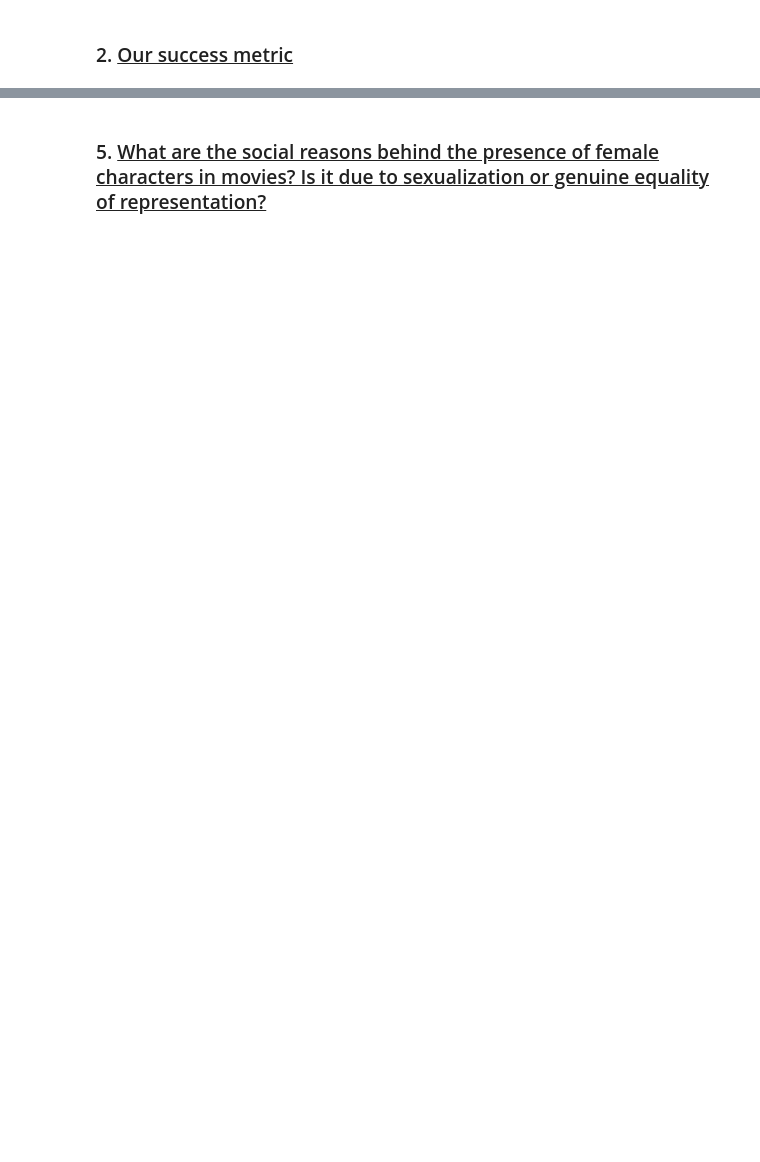
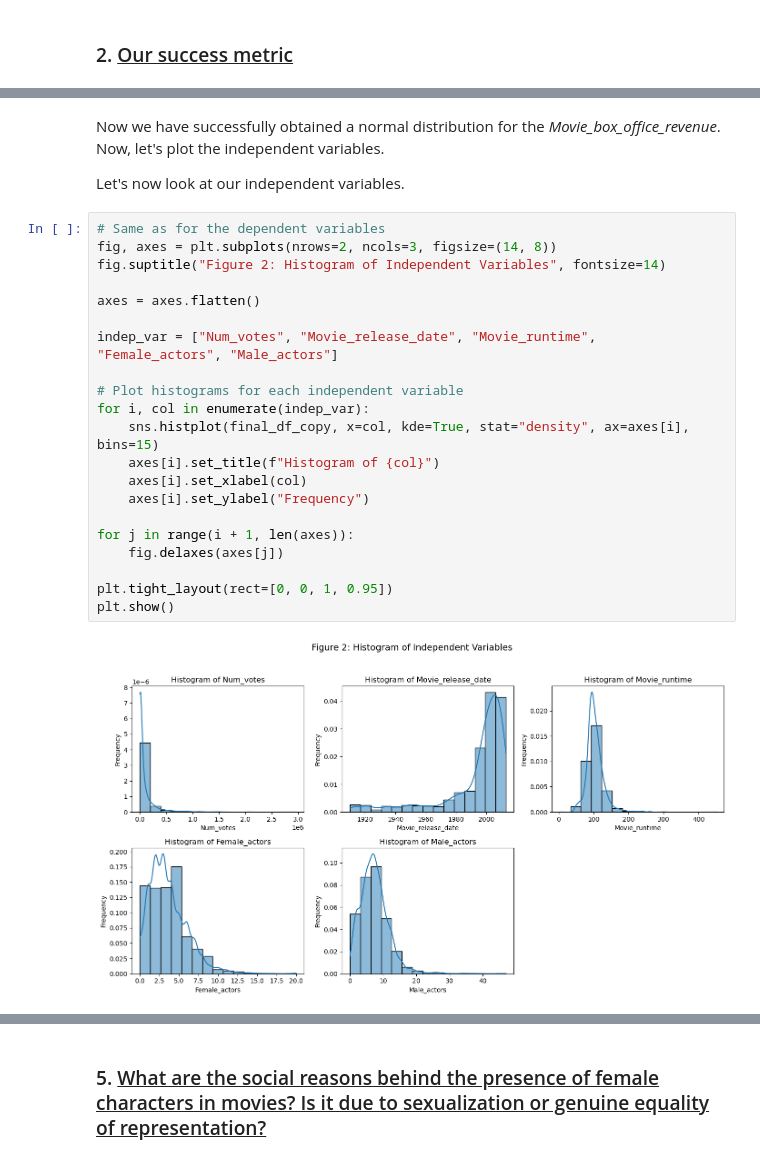
Before and after one commit to epfl-ada/ada-2024-project-kungfupandas24, a Jupyter notebook: results.ipynb, the cells around one changed output, grey strips where cells are left out. Saved outputs shown, nothing was run; the diff lists cells and outputs as text; blank space fills up the shorter version.

```diff
--- a/results.ipynb
+++ b/results.ipynb
@@ -320,0 +761,27 @@ Look at adding starpower
+# %% [markdown]
+Now we have successfully obtained a normal distribution for the *Movie_box_office_revenue*. Now, let's plot the independent variables.
+
+Let's now look at our independent variables.
+# %%
+# Same as for the dependent variables
+fig, axes = plt.subplots(nrows=2, ncols=3, figsize=(14, 8))
+fig.suptitle("Figure 2: Histogram of Independent Variables", fontsize=14)
+
+axes = axes.flatten()
+
+indep_var = ["Num_votes", "Movie_release_date", "Movie_runtime", "Female_actors", "Male_actors"]
+
+# Plot histograms for each independent variable
+for i, col in enumerate(indep_var):
+    sns.histplot(final_df_copy, x=col, kde=True, stat="density", ax=axes[i], bins=15)
+    axes[i].set_title(f"Histogram of {col}")
+    axes[i].set_xlabel(col)
+    axes[i].set_ylabel("Frequency")
+
+for j in range(i + 1, len(axes)):
+    fig.delaxes(axes[j])
+
+plt.tight_layout(rect=[0, 0, 1, 0.95])
+plt.show()
+# %% [output]
+[figure, added]
```
Also changed, not shown: parts of 166 cells of this notebook.
